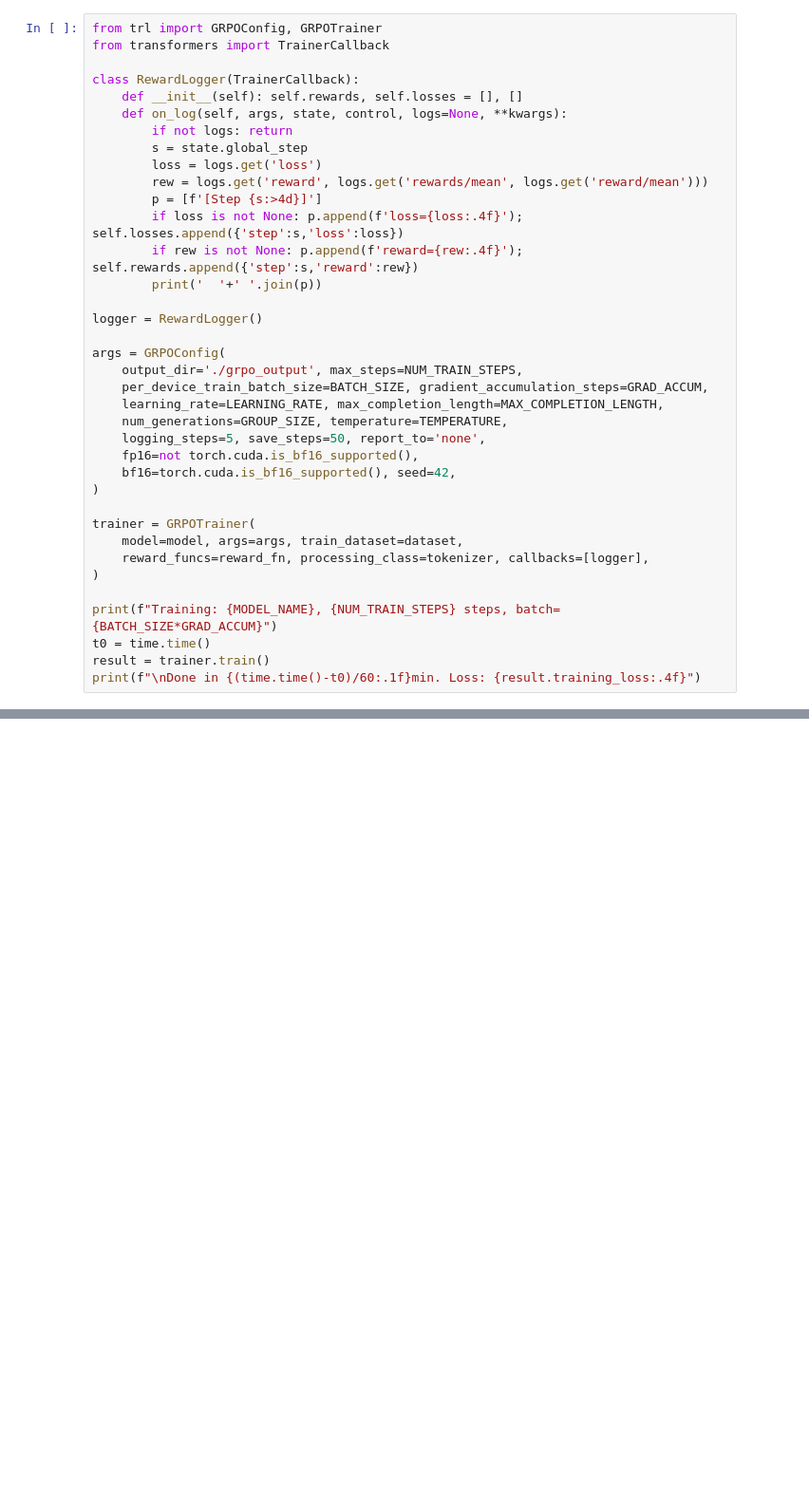
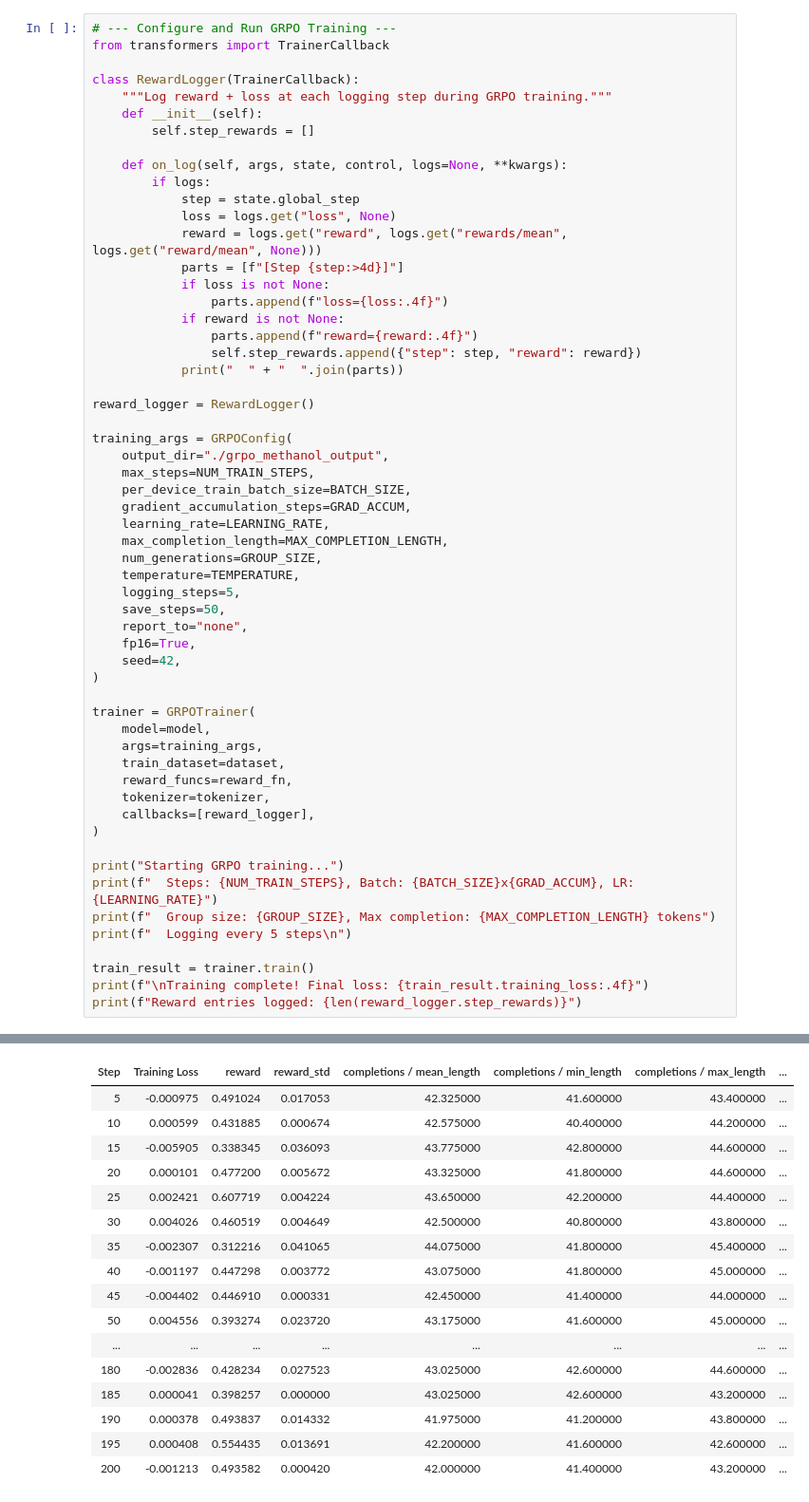
Before and after one commit to Bhavneet1492/openenv-methanol-apc, a Jupyter notebook: training/train_grpo.ipynb, the cells around one changed output, grey strips where cells are left out. Shown at 95% size. Drawn from its saved outputs; the diff is of its cells as text; blank space fills up the shorter version.

```diff
--- a/training/train_grpo.ipynb
+++ b/training/train_grpo.ipynb
@@ -198,37 +494,58 @@ Each step: sample prompt â†’ generate GROUP_SIZE actions â†’ score wit
 # %%
-from trl import GRPOConfig, GRPOTrainer
+# --- Configure and Run GRPO Training ---
 from transformers import TrainerCallback
 
 class RewardLogger(TrainerCallback):
-    def __init__(self): self.rewards, self.losses = [], []
+    """Log reward + loss at each logging step during GRPO training."""
+    def __init__(self):
+        self.step_rewards = []
+
     def on_log(self, args, state, control, logs=None, **kwargs):
-        if not logs: return
-        s = state.global_step
-        loss = logs.get('loss')
-        rew = logs.get('reward', logs.get('rewards/mean', logs.get('reward/mean')))
-        p = [f'[Step {s:>4d}]']
-        if loss is not None: p.append(f'loss={loss:.4f}'); self.losses.append({'step':s,'loss':loss})
-        if rew is not None: p.append(f'reward={rew:.4f}'); self.rewards.append({'step':s,'reward':rew})
-        print('  '+' '.join(p))
+        if logs:
+            step = state.global_step
+            loss = logs.get("loss", None)
+            reward = logs.get("reward", logs.get("rewards/mean", logs.get("reward/mean", None)))
+            parts = [f"[Step {step:>4d}]"]
+            if loss is not None:
+                parts.append(f"loss={loss:.4f}")
+            if reward is not None:
+                parts.append(f"reward={reward:.4f}")
+                self.step_rewards.append({"step": step, "reward": reward})
+            print("  " + "  ".join(parts))
 
-logger = RewardLogger()
+reward_logger = RewardLogger()
 
-args = GRPOConfig(
-    output_dir='./grpo_output', max_steps=NUM_TRAIN_STEPS,
-    per_device_train_batch_size=BATCH_SIZE, gradient_accumulation_steps=GRAD_ACCUM,
-    learning_rate=LEARNING_RATE, max_completion_length=MAX_COMPLETION_LENGTH,
-    num_generations=GROUP_SIZE, temperature=TEMPERATURE,
-    logging_steps=5, save_steps=50, report_to='none',
-    fp16=not torch.cuda.is_bf16_supported(),
-    bf16=torch.cuda.is_bf16_supported(), seed=42,
+training_args = GRPOConfig(
+    output_dir="./grpo_methanol_output",
+    max_steps=NUM_TRAIN_STEPS,
+    per_device_train_batch_size=BATCH_SIZE,
+    gradient_accumulation_steps=GRAD_ACCUM,
+    learning_rate=LEARNING_RATE,
+    max_completion_length=MAX_COMPLETION_LENGTH,
+    num_generations=GROUP_SIZE,
+    temperature=TEMPERATURE,
+    logging_steps=5,
+    save_steps=50,
+    report_to="none",
+    fp16=True,
+    seed=42,
 )
 
 trainer = GRPOTrainer(
-    model=model, args=args, train_dataset=dataset,
-    reward_funcs=reward_fn, processing_class=tokenizer, callbacks=[logger],
+    model=model,
+    args=training_args,
+    train_dataset=dataset,
+    reward_funcs=reward_fn,
+    tokenizer=tokenizer,
+    callbacks=[reward_logger],
 )
 
-print(f"Training: {MODEL_NAME}, {NUM_TRAIN_STEPS} steps, batch={BATCH_SIZE*GRAD_ACCUM}")
-t0 = time.time()
-result = trainer.train()
-print(f"\nDone in {(time.time()-t0)/60:.1f}min. Loss: {result.training_loss:.4f}")
+print("Starting GRPO training...")
+print(f"  Steps: {NUM_TRAIN_STEPS}, Batch: {BATCH_SIZE}x{GRAD_ACCUM}, LR: {LEARNING_RATE}")
+print(f"  Group size: {GROUP_SIZE}, Max completion: {MAX_COMPLETION_LENGTH} tokens")
+print(f"  Logging every 5 steps\n")
+
+train_result = trainer.train()
+print(f"\nTraining complete! Final loss: {train_result.training_loss:.4f}")
+print(f"Reward entries logged: {len(reward_logger.step_rewards)}")
+# %% [output]
@@ -234,0 +567,17 @@ print(f"\nDone in {(time.time()-t0)/60:.1f}min. Loss: {result.training_loss:.4f}
+| Step | Training Loss | reward | reward_std | completions / mean_length | completions / min_length | completions / max_length | ... |
+| 5 | -0.000975 | 0.491024 | 0.017053 | 42.325000 | 41.600000 | 43.400000 | ... |
+| 10 | 0.000599 | 0.431885 | 0.000674 | 42.575000 | 40.400000 | 44.200000 | ... |
+| 15 | -0.005905 | 0.338345 | 0.036093 | 43.775000 | 42.800000 | 44.600000 | ... |
+| 20 | 0.000101 | 0.477200 | 0.005672 | 43.325000 | 41.800000 | 44.600000 | ... |
+| 25 | 0.002421 | 0.607719 | 0.004224 | 43.650000 | 42.200000 | 44.400000 | ... |
+| 30 | 0.004026 | 0.460519 | 0.004649 | 42.500000 | 40.800000 | 43.800000 | ... |
+| 35 | -0.002307 | 0.312216 | 0.041065 | 44.075000 | 41.800000 | 45.400000 | ... |
+| 40 | -0.001197 | 0.447298 | 0.003772 | 43.075000 | 41.800000 | 45.000000 | ... |
+| 45 | -0.004402 | 0.446910 | 0.000331 | 42.450000 | 41.400000 | 44.000000 | ... |
+| 50 | 0.004556 | 0.393274 | 0.023720 | 43.175000 | 41.600000 | 45.000000 | ... |
+| ... | ... | ... | ... | ... | ... | ... | ... |
+| 180 | -0.002836 | 0.428234 | 0.027523 | 43.025000 | 42.600000 | 44.600000 | ... |
+| 185 | 0.000041 | 0.398257 | 0.000000 | 43.025000 | 42.600000 | 43.200000 | ... |
+| 190 | 0.000378 | 0.493837 | 0.014332 | 41.975000 | 41.200000 | 43.800000 | ... |
+| 195 | 0.000408 | 0.554435 | 0.013691 | 42.200000 | 41.600000 | 42.600000 | ... |
+| 200 | -0.001213 | 0.493582 | 0.000420 | 42.000000 | 41.400000 | 43.200000 | ... |
```
Also changed, not shown: parts of 22 cells of this notebook, 13 other files.
